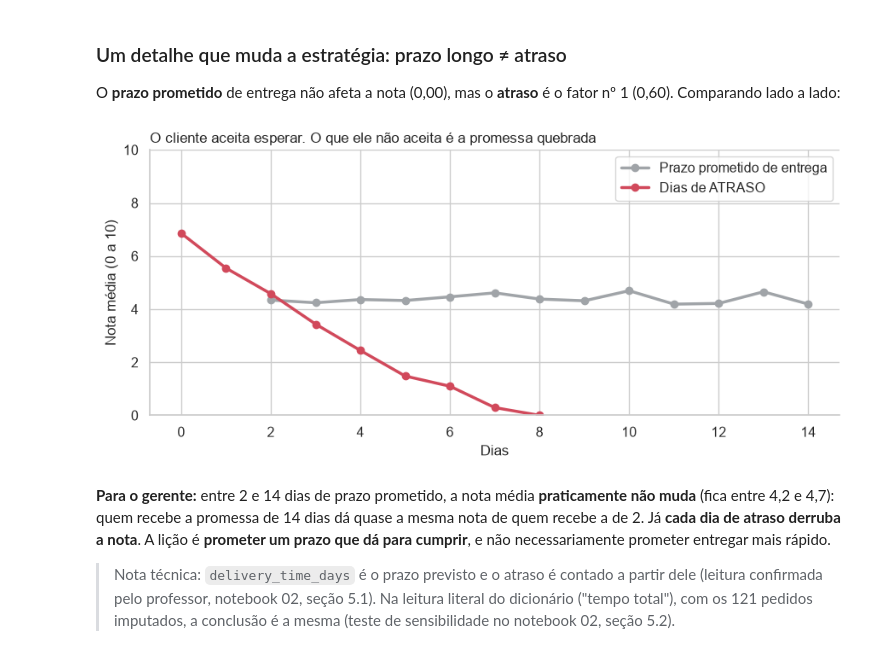
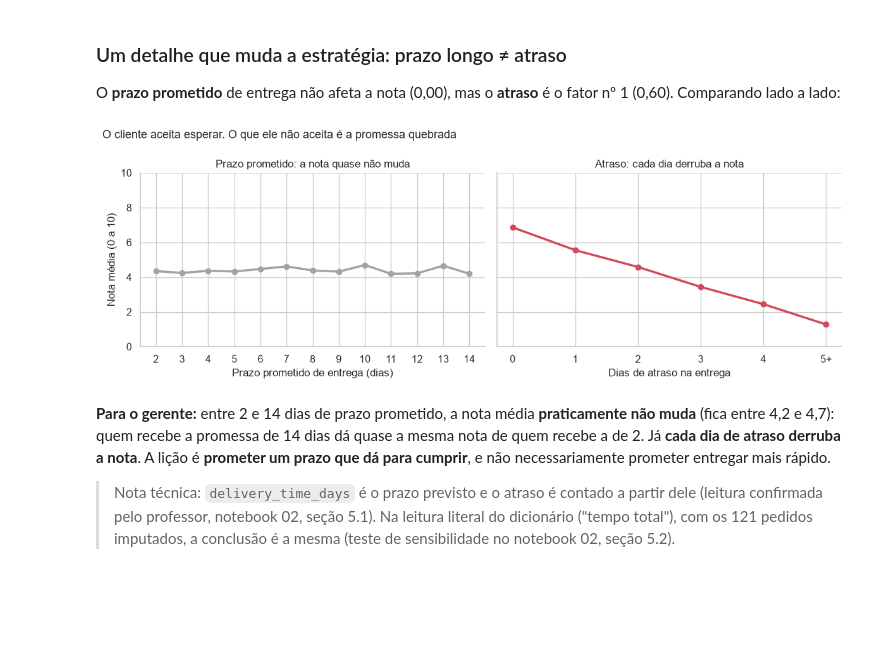
Before and after one commit to CristovaoTorres/techchallenge-fase1-nps, a Jupyter notebook: notebooks/03_eda.ipynb, the cells around one changed output. Drawn from its saved outputs; the diff is of its cells as text; code cells hidden in the pictures; blank space fills up the shorter version.

```diff
--- a/notebooks/03_eda.ipynb
+++ b/notebooks/03_eda.ipynb
@@ -48,6 +48,9 @@ from src.preparacao import (  # noqa: E402 (precisa vir depois do sys.path)
 
 PASTA_FIGURAS = RAIZ_PROJETO / "reports" / "figures"
 PASTA_FIGURAS.mkdir(parents=True, exist_ok=True)
+# Versões sem o título interno, para os slides (o título do slide já traz a mensagem)
+PASTA_FIGURAS_SLIDES = PASTA_FIGURAS / "slides"
+PASTA_FIGURAS_SLIDES.mkdir(exist_ok=True)
 
 # Limiares de leitura usados nos gráficos. O "porquê" de cada um:
 LIMIAR_FORCA_RELEVANTE = 0.15  # abaixo disso a relação é fraca demais para orientar uma ação
@@ -57,13 +60,16 @@ N_MINIMO_CELULA = 30  # células do mapa de calor com menos clientes que isso n
 N_BOOTSTRAP = 2000  # reamostragens para o intervalo de confiança do NPS
 SEMENTE = 42  # torna o bootstrap reproduzível
 NIVEL_SIGNIFICANCIA = 0.05  # p-valor abaixo disso = diferença maior do que o acaso explicaria
+# De 5 dias de atraso em diante há poucos pedidos por dia (34, 14 e 3): nos gráficos dia a dia
+# esses dias viram uma barra só, "5+", para nenhum % se apoiar em 3 clientes
+ATRASO_AGRUPADO = 5
 
 # Paleta única no projeto inteiro (os mesmos tons vão para os slides)
 COR_DETRATOR = "#D1495B"
 COR_NEUTRO = "#A0A4A8"
 COR_PROMOTOR = "#2E9E6B"
 COR_DESTAQUE = COR_DETRATOR  # o destaque dos gráficos é sempre "o que gera detrator"
-COR_BASE = "#6C8EBF"
+COR_BASE = COR_NEUTRO  # barras abaixo do limiar crítico: cinza, como no resto dos slides
 
 sns.set_theme(style="whitegrid", font_scale=1.05)
 plt.rcParams["axes.spines.top"] = False
@@ -218,38 +273,33 @@ Já preço, desconto, parcelamento, frete, quantidade de itens, idade e tempo de
 
 O **prazo prometido** de entrega não afeta a nota (0,00), mas o **atraso** é o fator nº 1 (0,60). Comparando lado a lado:
 # %%
-# Nota média por prazo prometido e por dias de atraso (todos os 2.500 pedidos)
+# Nota média por prazo prometido e por dias de atraso (todos os 2.500 pedidos).
+# Dois painéis: "dias de prazo" e "dias de atraso" são medidas diferentes e não dividem eixo
 nota_por_prazo = df.groupby("delivery_time_days")["nps_score"].mean()
-nota_por_atraso = df.groupby("delivery_delay_days")["nps_score"].mean()
+nota_por_atraso = df.groupby(agrupar_atraso(df["delivery_delay_days"]))["nps_score"].mean()
 
-fig, ax = plt.subplots(figsize=(9, 4.2))
-ax.plot(
-    nota_por_prazo.index,
-    nota_por_prazo.values,
-    "o-",
-    color=COR_NEUTRO,
-    lw=2.5,
-    label="Prazo prometido de entrega",
+fig, (ax_prazo, ax_atraso) = plt.subplots(1, 2, figsize=(12, 4.2), sharey=True)
+ax_prazo.plot(nota_por_prazo.index, nota_por_prazo.values, "o-", color=COR_NEUTRO, lw=2.5)
+ax_prazo.set_title("Prazo prometido: a nota quase não muda")
+ax_prazo.set_xlabel("Prazo prometido de entrega (dias)")
+ax_prazo.set_ylabel("Nota média (0 a 10)")
+ax_prazo.set_xticks(nota_por_prazo.index)
+
+ax_atraso.plot(nota_por_atraso.index, nota_por_atraso.values, "o-", color=COR_DESTAQUE, lw=2.5)
+ax_atraso.set_title("Atraso: cada dia derruba a nota")
+ax_atraso.set_xlabel("Dias de atraso na entrega")
+ax_atraso.set_xticks(nota_por_atraso.index, [rotulo_dia_atraso(d) for d in nota_por_atraso.index])
+ax_atraso.set_ylim(0, 10)
+fig.suptitle(
+    "O cliente aceita esperar. O que ele não aceita é a promessa quebrada",
+    x=0.01,
+    ha="left",
+    fontsize=13,
 )
-ax.plot(
-    nota_por_atraso.index,
-    nota_por_atraso.values,
-    "o-",
-    color=COR_DESTAQUE,
-    lw=2.5,
-    label="Dias de ATRASO",
-)
-ax.set_title(
-    "O cliente aceita esperar. O que ele não aceita é a promessa quebrada", loc="left", fontsize=12
-)
-ax.set_xlabel("Dias")
-ax.set_ylabel("Nota média (0 a 10)")
-ax.set_ylim(0, 10)
-ax.legend()
 salvar_figura("03_03_prazo_vs_atraso.png")
 plt.show()
 # %% [output]
-[figure, old version]
+[figure, new version]
 # %% [markdown]
 **Para o gerente:** entre 2 e 14 dias de prazo prometido, a nota média **praticamente não muda** (fica entre 4,2 e 4,7): quem recebe a promessa de 14 dias dá quase a mesma nota de quem recebe a de 2. Já **cada dia de atraso derruba a nota**. A lição é **prometer um prazo que dá para cumprir**, e não necessariamente prometer entregar mais rápido.
 
```
Also changed, not shown: parts of 15 cells of this notebook, 17 other files.
